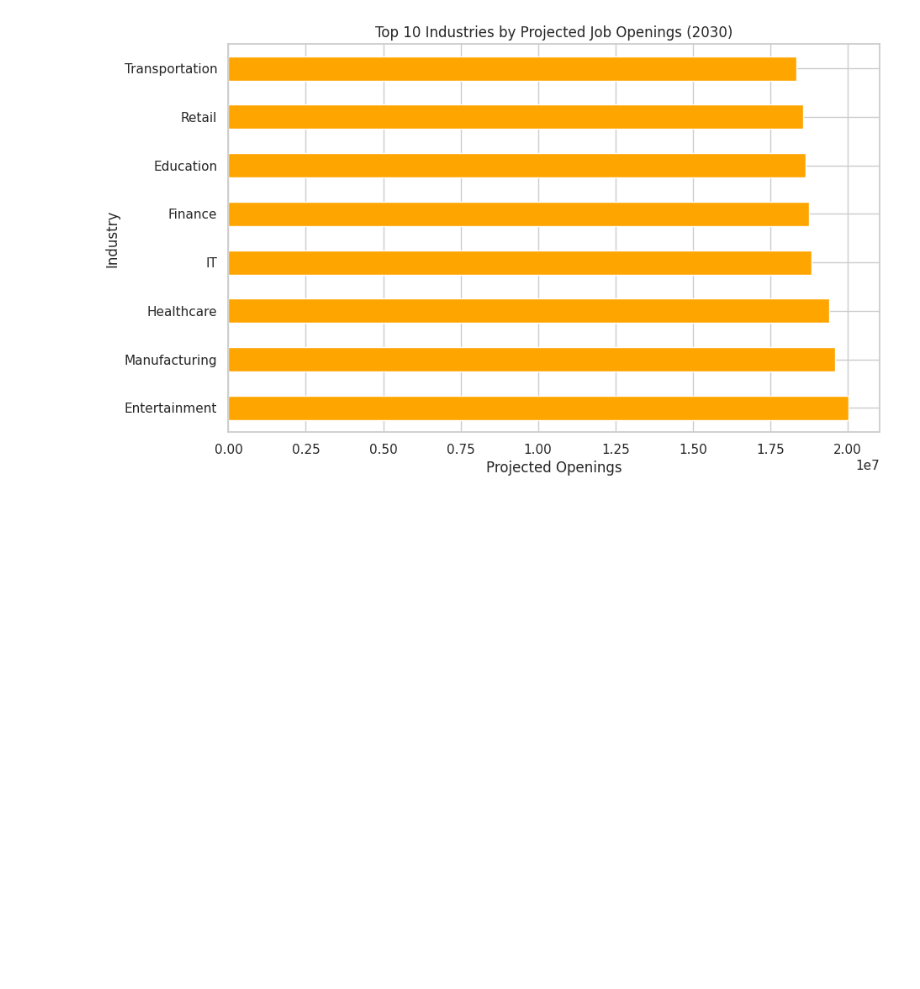
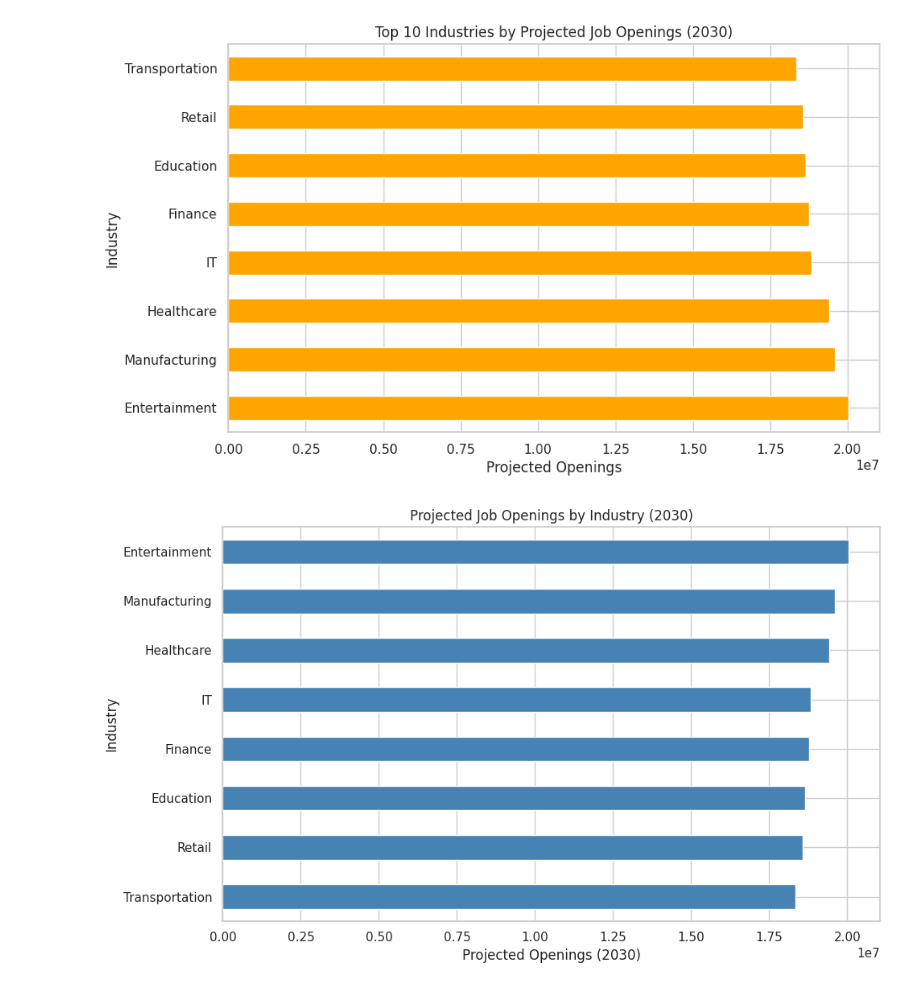
Before and after one commit to ArunK-ML/DA---AI-Impact-on-Job-Market-2024-2030----DataSet, a Jupyter notebook: DA_AI_Impact_on_Job.ipynb, the cells around one changed output. Drawn from its saved outputs; the diff is of its cells as text; code cells hidden in the pictures; blank space fills up the shorter version.

```diff
--- a/DA_AI_Impact_on_Job.ipynb
+++ b/DA_AI_Impact_on_Job.ipynb
@@ -470,3 +470,21 @@ plt.xlabel("Projected Openings")
 plt.show()
 # %% [output]
 [figure]
+# %%
+# Industry vs Job Openings (2030)
+
+# Group by Industry and sum Projected Openings
+
+industry_openings = df.groupby("Industry")["Projected Openings (2030)"].sum().sort_values(ascending=True)
+
+# Plot horizontal bar chart
+
+plt.figure(figsize=(10, 6))
+industry_openings.plot(kind='barh', color='steelblue')
+plt.title("Projected Job Openings by Industry (2030)")
+plt.xlabel("Projected Openings (2030)")
+plt.ylabel("Industry")
+plt.tight_layout()
+plt.show()
+# %% [output]
+[figure, added]
```
Also changed, not shown: parts of 1 cell of this notebook.
